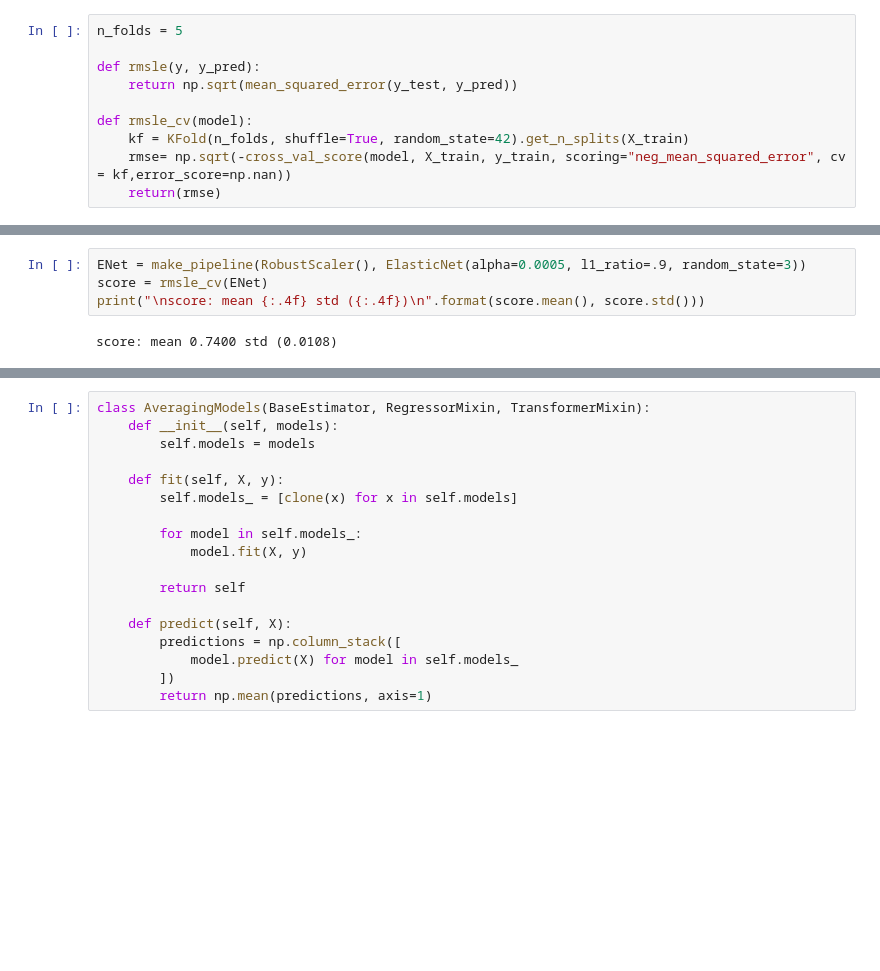
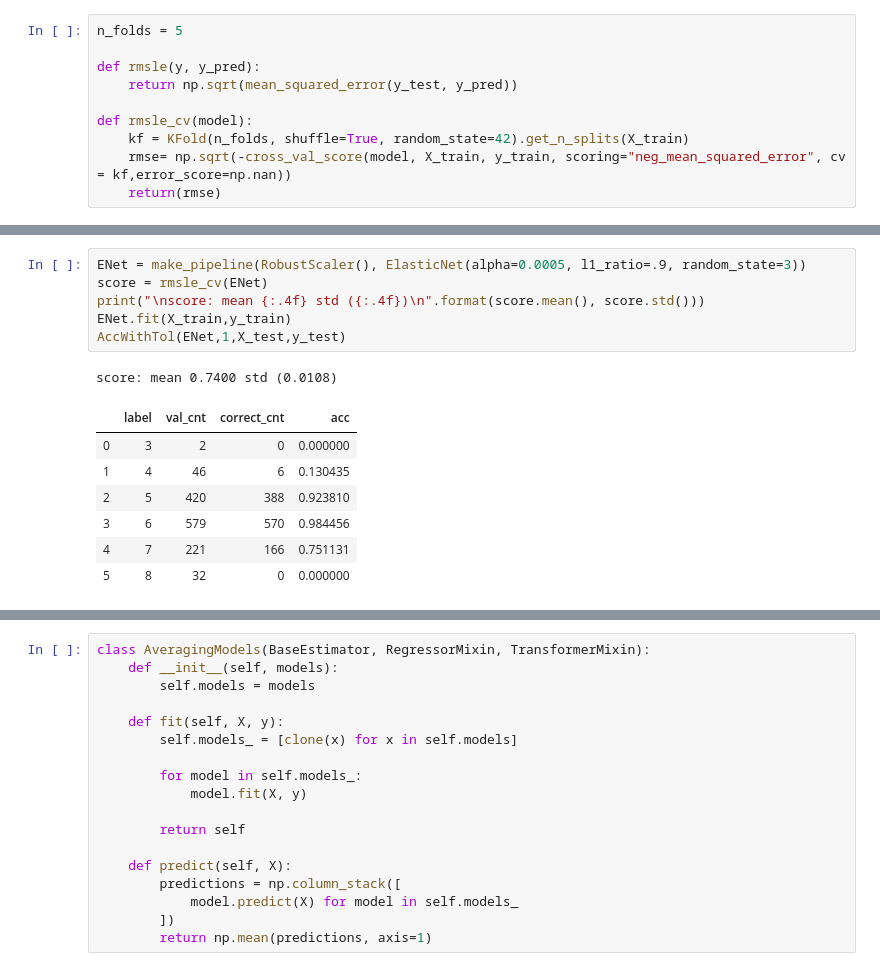
Before and after one commit to nhanph/BMME_480_Pham, a Jupyter notebook: Project/Combine Red+White.ipynb, the cells around one changed output, grey strips where cells are left out. Cells and saved outputs as stored; diff of their text form; blank space fills up the shorter version.

```diff
--- a/Project/Combine Red+White.ipynb
+++ b/Project/Combine Red+White.ipynb
@@ -317,9 +345,18 @@ Lasso score: mean 0.7400 std (0.0108)
 # %%
 ENet = make_pipeline(RobustScaler(), ElasticNet(alpha=0.0005, l1_ratio=.9, random_state=3))
 score = rmsle_cv(ENet)
 print("\nscore: mean {:.4f} std ({:.4f})\n".format(score.mean(), score.std()))
+ENet.fit(X_train,y_train)
+AccWithTol(ENet,1,X_test,y_test)
 # %% [output]
 score: mean 0.7400 std (0.0108)
+|  | label | val_cnt | correct_cnt | acc |
+| 0 | 3 | 2 | 0 | 0.000000 |
+| 1 | 4 | 46 | 6 | 0.130435 |
+| 2 | 5 | 420 | 388 | 0.923810 |
+| 3 | 6 | 579 | 570 | 0.984456 |
+| 4 | 7 | 221 | 166 | 0.751131 |
+| 5 | 8 | 32 | 0 | 0.000000 |
 # %%
 KRR = KernelRidge(alpha=0.6, kernel='polynomial', degree=2, coef0=2.5)
 score = rmsle_cv(KRR)
```
Also changed, not shown: parts of 11 cells of this notebook, 1 other file.
